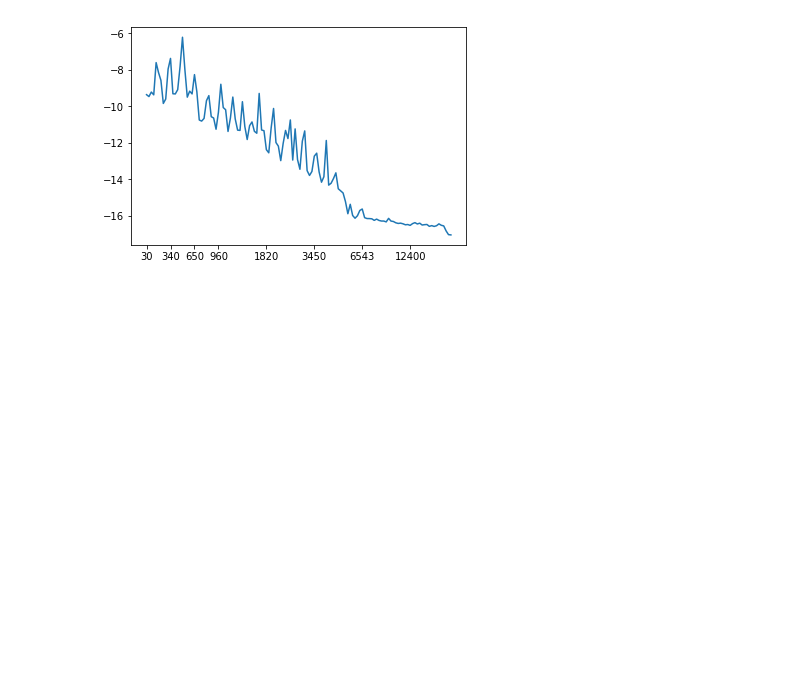
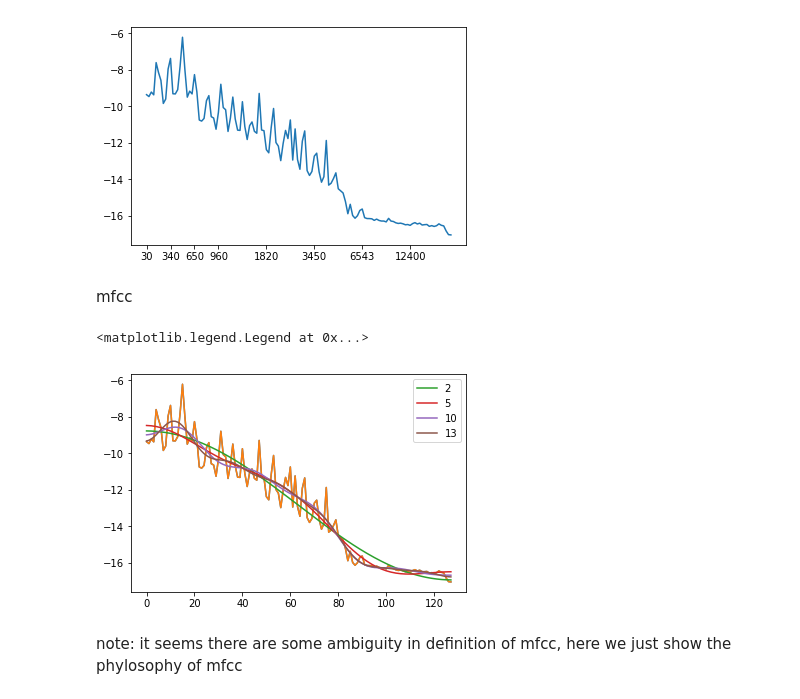
Before and after one commit to lightondust/topics_by_jupyter_notebook, a Jupyter notebook: audio_mel_scale.ipynb, the cells around one changed output. Cells and saved outputs as stored; diff of their text form; code cells hidden in the pictures; blank space fills up the shorter version.

Commit message:
show mfcc

```diff
--- a/audio_mel_scale.ipynb
+++ b/audio_mel_scale.ipynb
@@ -76,7 +76,7 @@ import numpy as np
 data from musicnet
 - https://homes.cs.washington.edu/~thickstn/musicnet.html
 # %%
-wav_path_piano = '/media/data_disk3/data_music/musicnet/train_data/1752.wav'
+wav_path_piano = './data/1752.wav'
 # wav_path_string = '/media/data_disk3/data_music/musicnet/train_data/1805.wav'
 # %%
 arr_piano, sr_piano = librosa.load(wav_path_piano, sr=None)
@@ -166,3 +173,5 @@ ax.plot(np.log(y))
 plt.savefig('mel_bank_log.png')
 # %% [output]
 [figure]
+# %% [markdown]
+mfcc
@@ -169,3 +180,19 @@ plt.savefig('mel_bank_log.png')
+# %%
+dct_mel = dct(np.log(y), norm='ortho')
+# %%
+n_lst = [2,5,10,13]
+plt.plot(np.log(y))
+plt.plot(idct(dct_mel, norm='ortho'))
+for n in n_lst:
+    mel_n = np.zeros_like(dct_mel)
+    mel_n[:n] = dct_mel[:n]
+    plt.plot(idct(mel_n, norm='ortho'), label=n)
+plt.legend()
+# %% [output]
+<matplotlib.legend.Legend at 0x...>
+[figure, added]
+# %% [markdown]
+note: it seems there are some ambiguity in definition of mfcc, here we just show the phylosophy of mfcc
 # %%
 def freq_to_mel(freq):
     return 1000/np.log(2) * np.log(1+freq/1000)
```
Also changed, not shown: parts of 6 cells of this notebook.
